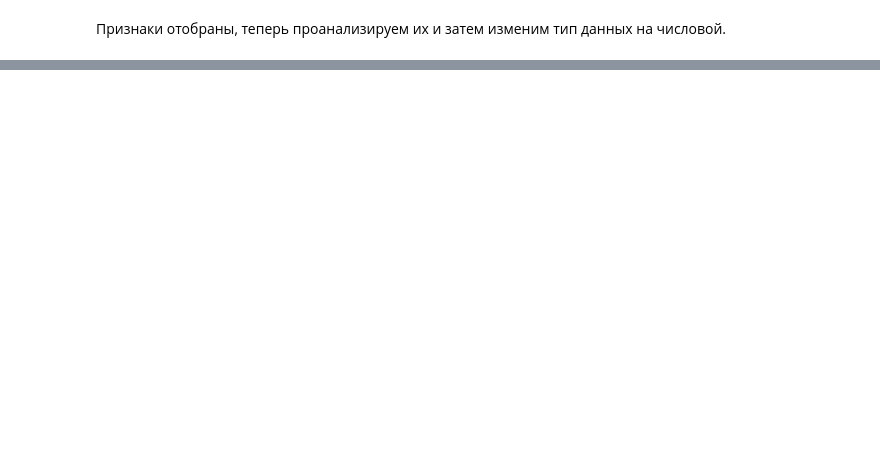
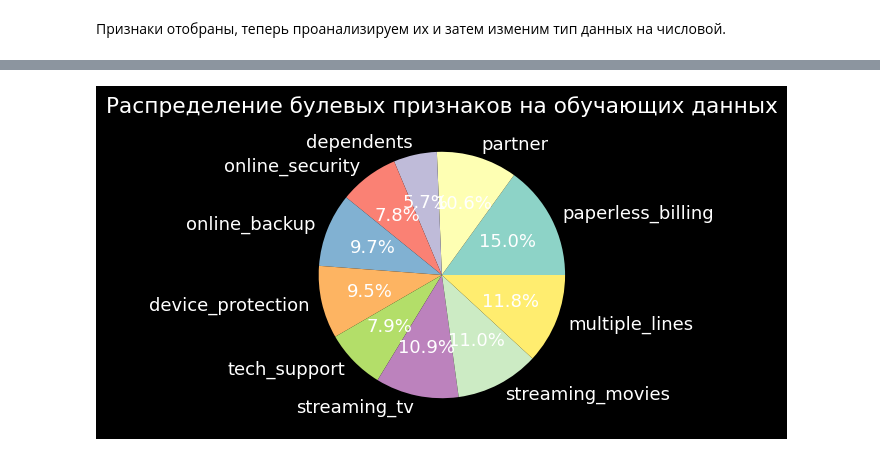
Before and after one commit to AV-BOLT/yandex_practicum, a Jupyter notebook: yandex_diploma.ipynb, the cells around one changed output, grey strips where cells are left out. Cells and saved outputs as stored; diff of their text form; code cells hidden in the pictures; blank space fills up the shorter version.

```diff
--- a/yandex_diploma.ipynb
+++ b/yandex_diploma.ipynb
@@ -581,0 +612,6 @@ for col in is_bool:
+# %%
+# преобразуем признаки internet_service и gender с помощью dummy
+data = pd.get_dummies(data,
+                      columns = ['internet_service', 'gender'],
+                      drop_first = False)
+data.head()
@@ -581,0 +620,13 @@ for col in is_bool:
+# %%
+# Приведем к типу 0/1 для удобства анализа
+data[['internet_service_DSL', 'internet_service_Fiber optic', 'gender_Female','gender_Male']] = data[['internet_service_DSL', 'internet_service_Fiber optic', 'gender_Female','gender_Male']].astype('int')
+# %%
+# пересоберем
+is_bool = []
+
+# найдем булевы типы
+for col in is_categorical(data):
+    if data[col].nunique() == 2:
+        is_bool.append(col)
+# выведем получившийся список
+data[is_bool]
@@ -581,0 +649,3 @@ for col in is_bool:
+# %%
+# заменим значения yes/no на 0 и 1
+data[is_bool] = data[is_bool].applymap(lambda x: 1 if (x == 'Yes') else 0)
@@ -581,0 +668,14 @@ for col in is_bool:
+# %%
+#Визуализируем булевые признаки на круговой диаграмме
+
+count_true = [data[col].sum() for col in is_bool]# считаем единицы
+
+#  круговая диаграмма для булевых признаков
+plt.figure(figsize = (4,4))
+plt.pie(count_true,
+        autopct = "%1.1f%%",
+        labels = is_bool)
+plt.title('Распределение булевых признаков на обучающих данных')
+plt.show()
+# %% [output]
+[figure, added]
```
Also changed, not shown: parts of 15 cells of this notebook.
